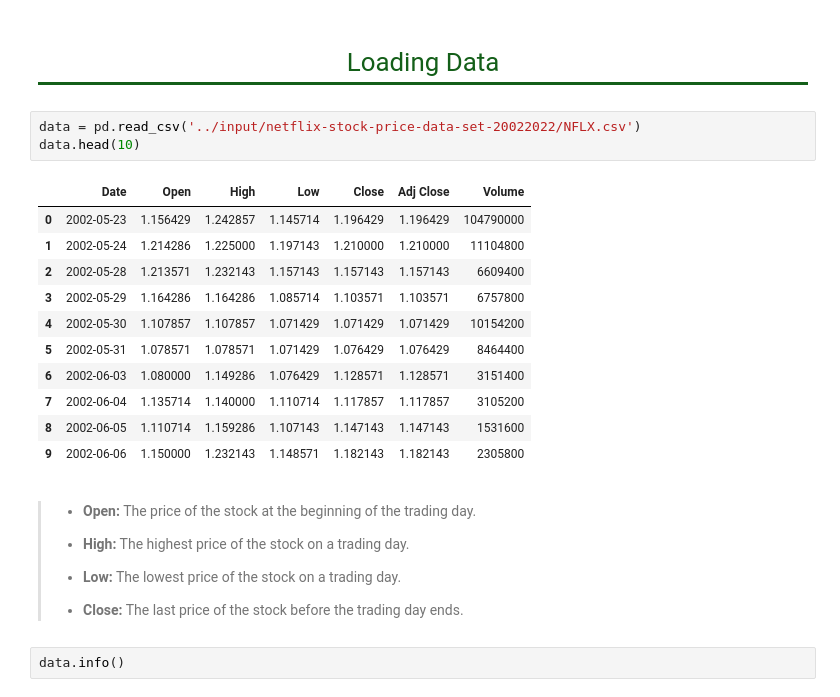
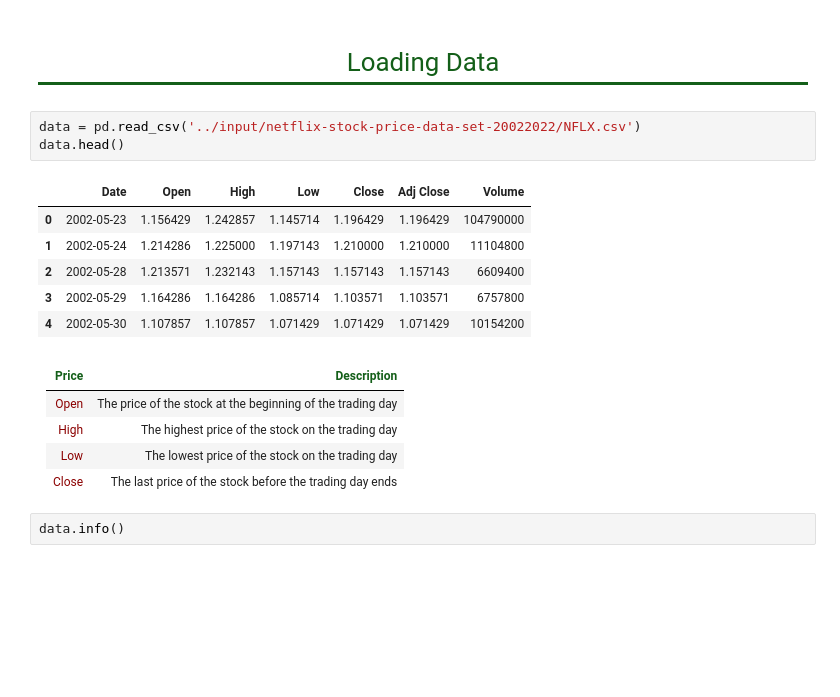
Before and after one commit to vainero/Stock-Price-Prediction---LSTM, a Jupyter notebook: stock-price-prediction-lstm.ipynb, the cells around one changed output. Drawn from its saved outputs; the diff is of its cells as text; blank space fills up the shorter version.

Commit message:
Kaggle Notebook | 💲 📊 Stock Price Prediction - LSTM | Version 6

```diff
--- a/stock-price-prediction-lstm.ipynb
+++ b/stock-price-prediction-lstm.ipynb
@@ -27,27 +27,21 @@ warnings.filterwarnings("ignore")
 # <p style="font-family:JetBrains Mono; font-weight:normal; letter-spacing: 2px; color:#145f19; font-size:100%; text-align:center;padding: 0px; border-bottom: 3px solid #145f19">Loading Data</p>
 # %%
 data = pd.read_csv('../input/netflix-stock-price-data-set-20022022/NFLX.csv')
-data.head(10)
+data.head()
 # %% [output]
 |  | Date | Open | High | Low | Close | Adj Close | Volume |
 | 0 | 2002-05-23 | 1.156429 | 1.242857 | 1.145714 | 1.196429 | 1.196429 | 104790000 |
 | 1 | 2002-05-24 | 1.214286 | 1.225000 | 1.197143 | 1.210000 | 1.210000 | 11104800 |
 | 2 | 2002-05-28 | 1.213571 | 1.232143 | 1.157143 | 1.157143 | 1.157143 | 6609400 |
 | 3 | 2002-05-29 | 1.164286 | 1.164286 | 1.085714 | 1.103571 | 1.103571 | 6757800 |
 | 4 | 2002-05-30 | 1.107857 | 1.107857 | 1.071429 | 1.071429 | 1.071429 | 10154200 |
-| 5 | 2002-05-31 | 1.078571 | 1.078571 | 1.071429 | 1.076429 | 1.076429 | 8464400 |
-| 6 | 2002-06-03 | 1.080000 | 1.149286 | 1.076429 | 1.128571 | 1.128571 | 3151400 |
-| 7 | 2002-06-04 | 1.135714 | 1.140000 | 1.110714 | 1.117857 | 1.117857 | 3105200 |
-| 8 | 2002-06-05 | 1.110714 | 1.159286 | 1.107143 | 1.147143 | 1.147143 | 1531600 |
-| 9 | 2002-06-06 | 1.150000 | 1.232143 | 1.148571 | 1.182143 | 1.182143 | 2305800 |
 # %% [markdown]
-> * **Open:** The price of the stock at the beginning of the trading day.
->
-> * **High:** The highest price of the stock on a trading day.
->
-> * **Low:** The lowest price of the stock on a trading day.
->
-> * **Close:** The last price of the stock before the trading day ends.
+|<font color='#145f19'>Price</font> | <font color='#145f19'>Description</font>
+|:--- | :---|
+|<font color='darkred'>Open</font>| The price of the stock at the beginning of the trading day|
+|<font color='darkred'>High</font>| The highest price of the stock on the trading day|<font color='darkred'>0.51521</font>|
+|<font color='darkred'>Low</font> | The lowest price of the stock on the trading day|<font color='darkred'>0.51476</font>|
+|<font color='darkred'>Close</font>| The last price of the stock before the trading day ends|<font color='darkred'>0.51466</font>|
 # %%
 data.info()
 # %% [output]
```
Also changed, not shown: parts of 4 cells of this notebook.
